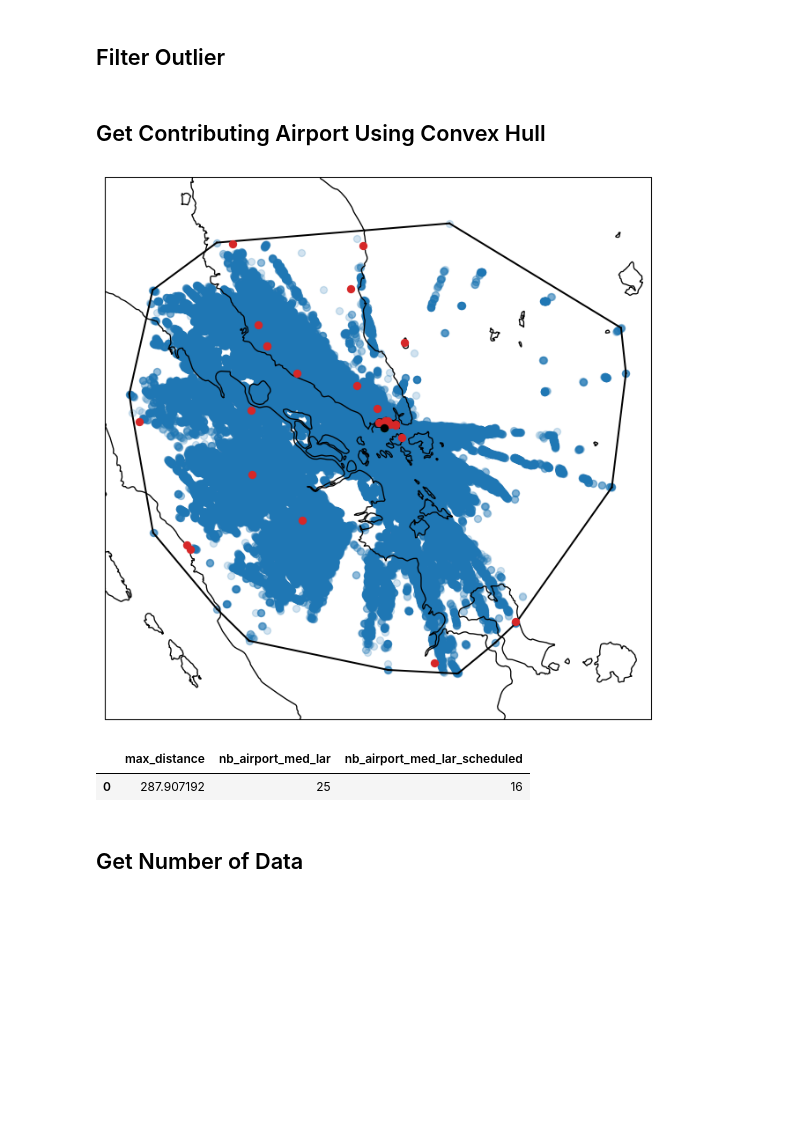
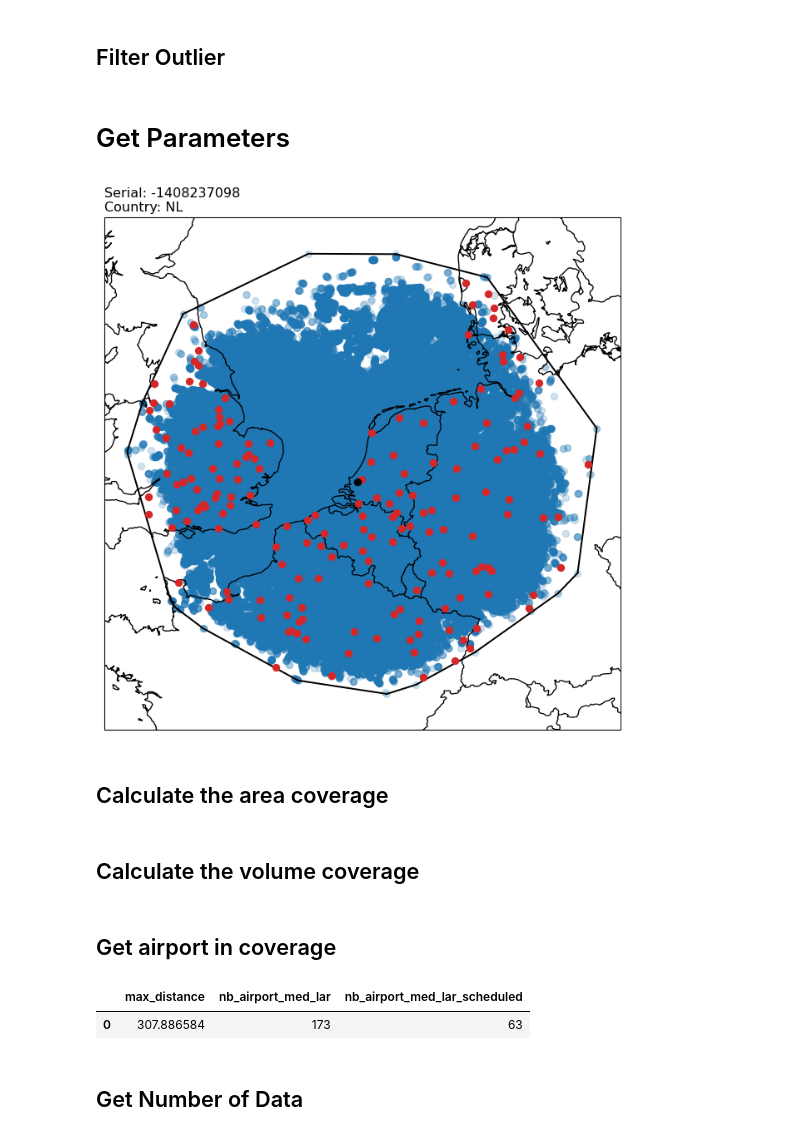
Before and after one commit to fazlurnu/adsb_reception_model_opensky, a Jupyter notebook: scripts/get_reception_prob.ipynb, the cells around one changed output. Cells and saved outputs as stored; diff of their text form; code cells hidden in the pictures; blank space fills up the shorter version.

```diff
--- a/scripts/get_reception_prob.ipynb
+++ b/scripts/get_reception_prob.ipynb
@@ -8,7 +8,7 @@ import seaborn as sns
 
 from math import *
 # %%
-sensor_id = -1408230950
+sensor_id = -1408237098
 
 directory_path = '../pos_tables/{}'.format(sensor_id)
 path = '../results/{}'.format(sensor_id) ## for saving
@@ -28,7 +28,7 @@ for file_name in files:
 # %% [markdown]
 ## Get receiver lat, lon
 # %%
-df_sensors = pd.read_json('file:///Users/mfrahman/Python/adsb_reception_prob_model/sensors/sensor_list.json')
+df_sensors = pd.read_json('file:///Users/mfrahman/Python/adsb_reception_prob_model/sensors/sensor_list_with_country.json')
 
 df_sensors['position'] = df_sensors['position'].apply(dict)
 
@@ -108,7 +108,7 @@ outliers = df[z > threshold]
 
 df = df.drop(outliers.index)
 # %% [markdown]
-## Get Contributing Airport Using Convex Hull
+# Get Parameters
 # %%
 from scipy.spatial import ConvexHull
 from shapely.geometry import Polygon
@@ -156,31 +156,37 @@ proj = ccrs.Orthographic(central_longitude=float(lon_receiver), central_latitude
 # define image properties
 width = 800
 height = 800
 dpi = 96
 resolution = '50m'
 
 # create figure
 fig = plt.figure(figsize=(width / dpi, height / dpi), dpi=dpi)
 ax = fig.add_subplot(1, 1, 1, projection=proj)
 
 # Plot the convex hull
 ax.scatter(points[:,0], points[:,1], color='tab:blue', alpha = 0.2, transform = ccrs.PlateCarree())
 
 ax.scatter(df_airport['longitude_deg'], df_airport['latitude_deg'], color = 'tab:red', zorder = 20, transform = ccrs.PlateCarree())
 ax.scatter(lon_receiver, lat_receiver, color = 'black', zorder = 20, transform = ccrs.PlateCarree())
 
 for simplex in hull.simplices:
     ax.plot(points[simplex, 0], points[simplex, 1], 'k-', transform = ccrs.PlateCarree())
 
 
 ax.add_feature(cartopy.feature.COASTLINE, color = 'black', linestyle='-', alpha=1.0)
 ax.add_feature(cartopy.feature.BORDERS, color = 'black', linestyle='-', alpha=1.0)
 
 ax.scatter(lon_receiver, lat_receiver, color = 'green')
 
+country = df_sensors.loc[df_sensors['serial'] == sensor_id]['country']
+country = country.to_string()[-2:]
+plt.title('Serial: {}\nCountry: {}'.format(sensor_id, country), loc = 'left')
+
 plt.axis('equal')
 
 plt.savefig('{}/coverage.png'.format(path), dpi = dpi)
 plt.show()
 # %% [output]
-[figure, old version]
+[figure, new version]
+# %% [markdown]
+## Calculate the area coverage
@@ -187,3 +196,7 @@ plt.show()
+# %% [markdown]
+## Calculate the volume coverage
+# %% [markdown]
+## Get airport in coverage
 # %%
 # Calculate max distance
 max_distance = df['range_NM'].max()
@@ -207,7 +220,7 @@ params_df = pd.DataFrame(data)
 params_df
 # %% [output]
 |  | max_distance | nb_airport_med_lar | nb_airport_med_lar_scheduled |
-| 0 | 287.907192 | 25 | 16 |
+| 0 | 307.886584 | 173 | 63 |
 # %% [markdown]
 ## Get Number of Data
 # %%
```
Also changed, not shown: parts of 4 cells of this notebook.
